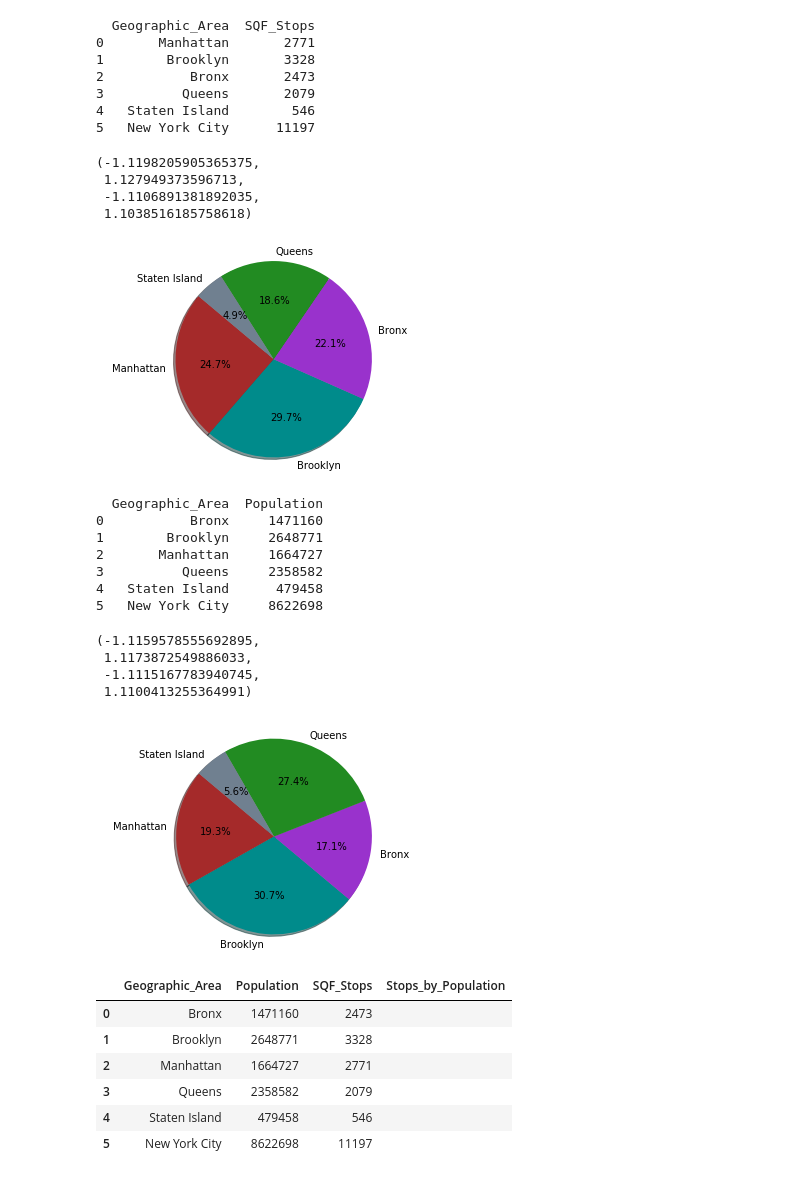
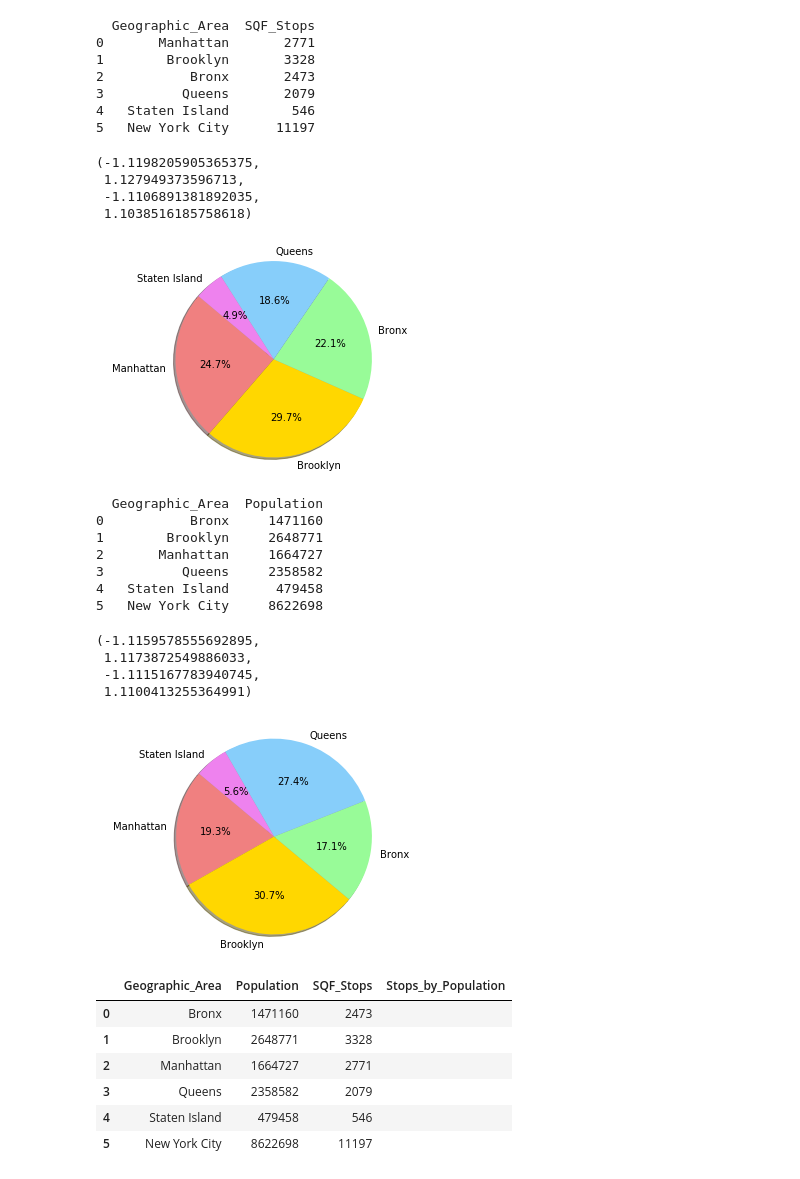
Before and after one commit to rachaelcamick/groupproject_sqf, a Jupyter notebook: rachael_cleaner_dataframe.ipynb, the cells around one changed output. Drawn from its saved outputs; the diff is of its cells as text; code cells hidden in the pictures.

Commit message:
changed pie colors

```diff
--- a/rachael_cleaner_dataframe.ipynb
+++ b/rachael_cleaner_dataframe.ipynb
@@ -83,21 +83,21 @@ print(stops_df)
 # %%
 # Want to express the number of stops that occur in each borough as a percentage of all nypd stops; however, this number could tell us more about population
 #density than anything else. (this number could be misleading)
 
 borough_pie = ["Manhattan", "Brooklyn", "Bronx", "Queens", "Staten Island"]
 boro_sqf_values = [manhattan_stops, brooklyn_stops, bronx_stops, queens_stops, staten_stops]
-boro_pie_colors = ["brown", "darkcyan", "darkorchid", "forestgreen", "slategray"]
+boro_pie_colors = ["lightcoral", "gold", "palegreen", "lightskyblue", "violet"]
 
 plt.pie(boro_sqf_values, labels=borough_pie, colors=boro_pie_colors, autopct="%1.1f%%",
  shadow=True, startangle=140)
 # Create equal axes for nice circle
 plt.axis("equal")
 # %% [output]
 (-1.1198205905365375,
  1.127949373596713,
  -1.1106891381892035,
  1.1038516185758618)
-[figure, old version]
+[figure, new version]
 # %%
 # Number of stops relative to population of each borough
 # read in csv file
@@ -118,7 +118,7 @@ print(df_pop)
 
 pop_pie = ["Manhattan", "Brooklyn", "Bronx", "Queens", "Staten Island"]
 pop_values = [1664727, 2648771, 1471160, 2358582, 479458]
-boro_pie_colors = ["brown", "darkcyan", "darkorchid", "forestgreen", "slategray"]
+boro_pie_colors = ["lightcoral", "gold", "palegreen", "lightskyblue", "violet"]
 
 plt.pie(pop_values, labels=pop_pie, colors=boro_pie_colors, autopct="%1.1f%%", shadow=True, startangle=140)
 # Create equal axes for nice circle
@@ -128,7 +128,7 @@ plt.axis("equal")
  1.1173872549886033,
  -1.1115167783940745,
  1.1100413255364991)
-[figure, old version]
+[figure, new version]
 # %%
 # DISREGARD ===============================================================================================================
 #loc [row title, column title] -- retrieves value where row and column intersect
```
